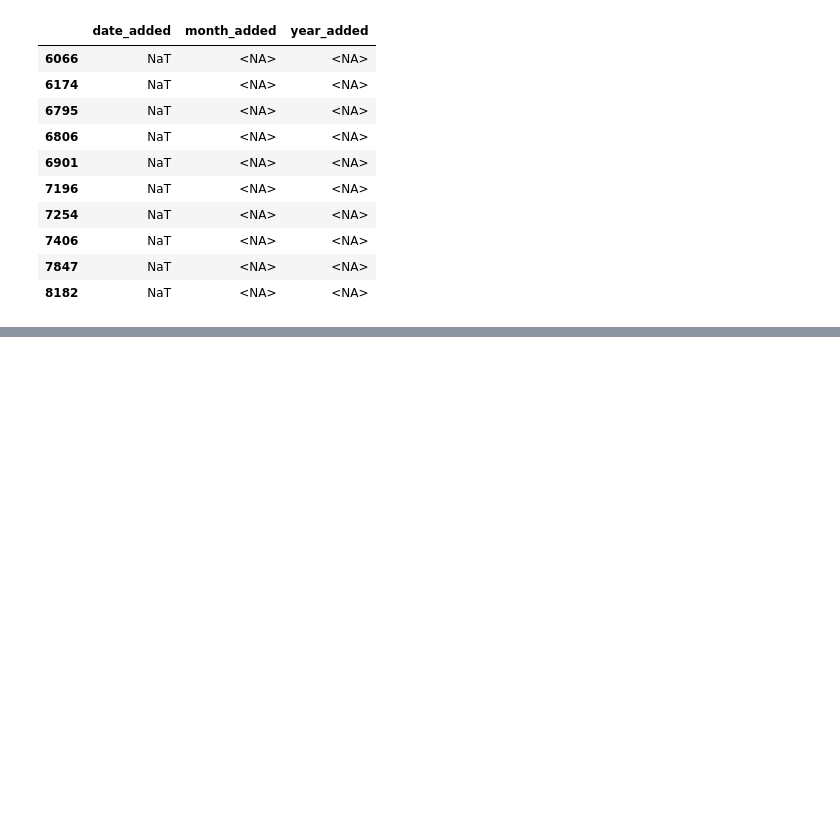
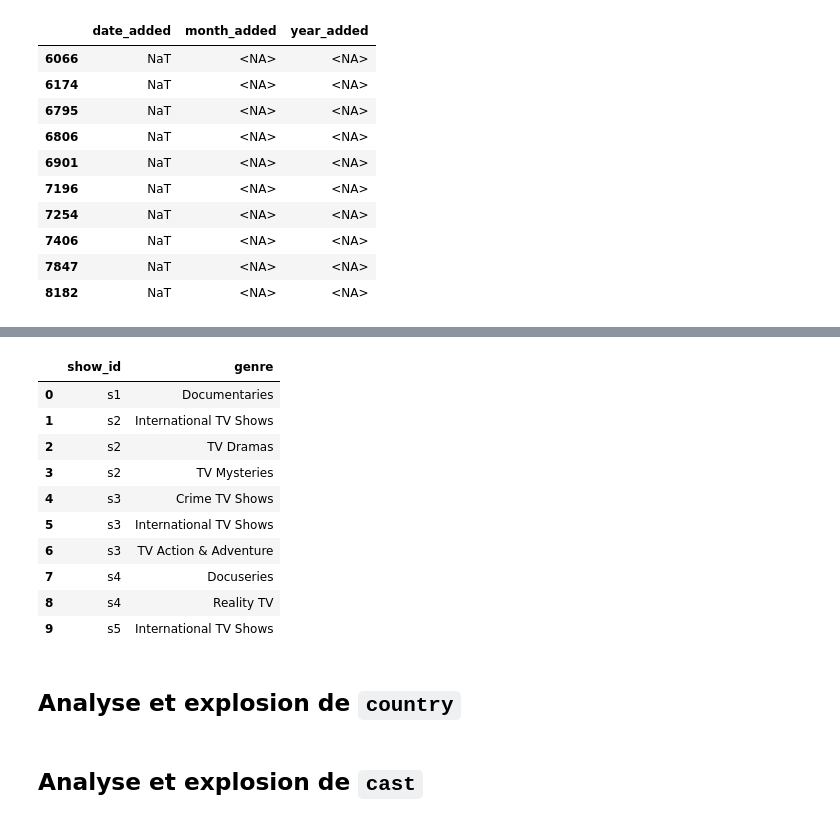
Before and after one commit to chris-nd/netflix-data-cleaning, a Jupyter notebook: notebooks/exploration.ipynb, the cells around one changed output, grey strips where cells are left out. Cells and saved outputs as stored; diff of their text form; code cells hidden in the pictures; blank space fills up the shorter version.

Commit message:
feat(exploration): analyse et explose la colonne genre

```diff
--- a/notebooks/exploration.ipynb
+++ b/notebooks/exploration.ipynb
@@ -515,0 +564,28 @@ netflix.sample(10)
+# %%
+genres = (
+    netflix[['show_id', 'listed_in']]
+    .assign(listed_in=lambda df: df['listed_in'].str.split(','))
+    .explode('listed_in')
+    .rename(columns={'listed_in': 'genre'})
+)
+
+genres['genre'] = genres['genre'].str.strip()
+genres = genres.reset_index(drop=True)
+
+genres.head(10)
+# %% [output]
+|  | show_id | genre |
+| 0 | s1 | Documentaries |
+| 1 | s2 | International TV Shows |
+| 2 | s2 | TV Dramas |
+| 3 | s2 | TV Mysteries |
+| 4 | s3 | Crime TV Shows |
+| 5 | s3 | International TV Shows |
+| 6 | s3 | TV Action & Adventure |
+| 7 | s4 | Docuseries |
+| 8 | s4 | Reality TV |
+| 9 | s5 | International TV Shows |
+# %% [markdown]
+## Analyse et explosion de `country`
+# %% [markdown]
+## Analyse et explosion de `cast`
```
Also changed, not shown: parts of 7 cells of this notebook.
